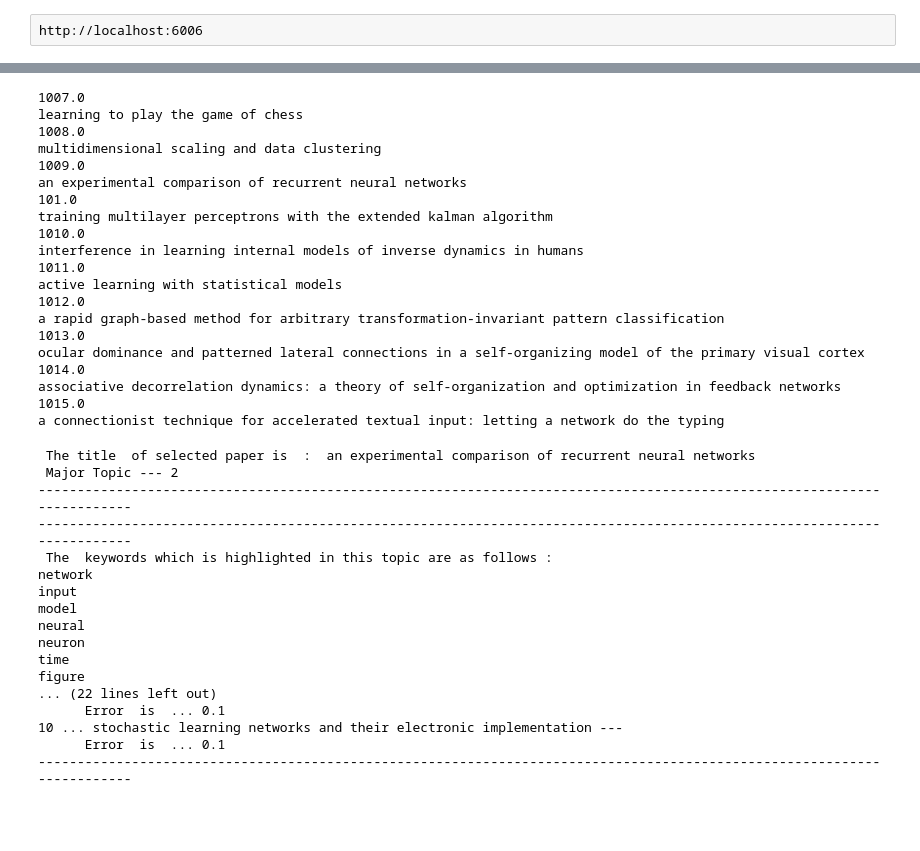
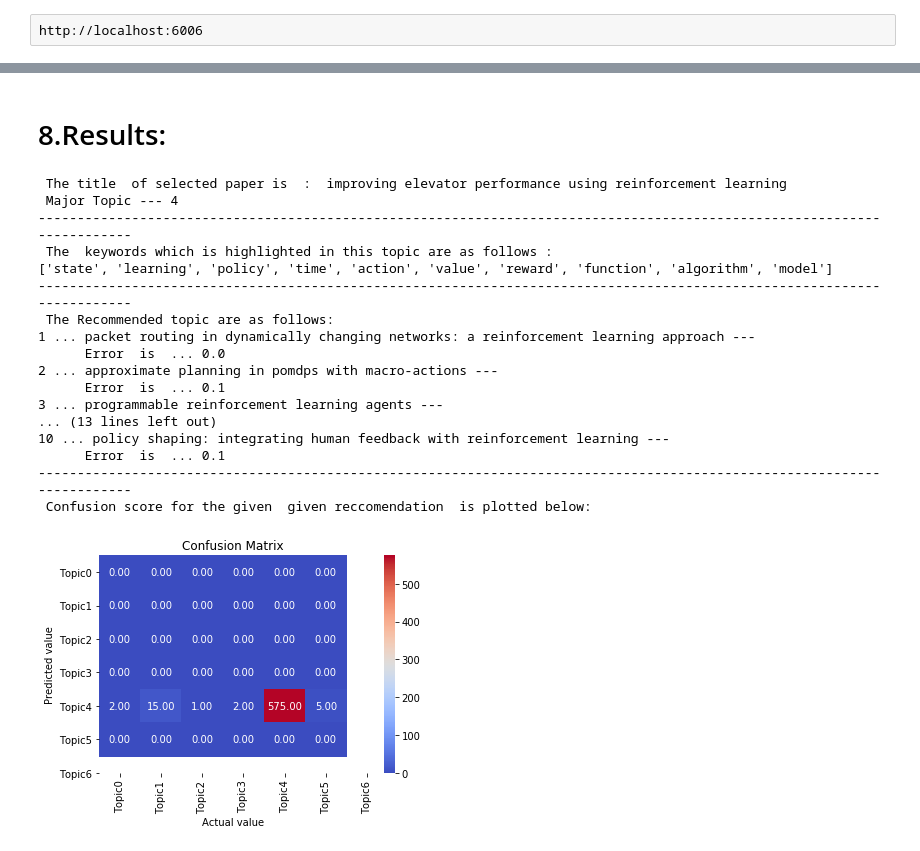
Before and after one commit to leapfrogtechnology/journal-recommendation, a Jupyter notebook: journal_reccomendation_2.ipynb, the cells around one changed output, grey strips where cells are left out. Cells and saved outputs as stored; diff of their text form; code cells hidden in the pictures; blank space fills up the shorter version.

Commit message:
confusion matrix

```diff
--- a/journal_reccomendation_2.ipynb
+++ b/journal_reccomendation_2.ipynb
@@ -188,3 +209,5 @@ lda_df['Major_topic'] =lda_df[columns].idxmax(axis=1).apply(lambda x: int(x[-1])
+# %%
+data_df.reset_index(inplace=True)
 # %%
 data_df.shape,lda_df.shape
 # %% [output]
@@ -192,5 +215,5 @@ data_df.shape,lda_df.shape
 # %%
-df_total =pd.concat(objs=(lda_df,data_df),axis=1)
+df_total =pd.concat(objs=(lda_df,data_df[['id','title']]),axis=1)
 # %%
 df_total.shape
 # %% [output]
@@ -277,72 +313,50 @@ def rmse_calculation(x,y):
 # %%
-def reccomendation(df,paper_id,col,keyword):
+def reccomendation(df,paper_id,col,no_doc):
     paper_1 = df[(df['id']==paper_id)]
     dominant_topic = int(paper_1['Major_topic'])
-    paper_2 = df[(df['Major_topic']== dominant_topic)]
+    keyword =paper_1['keyword']
+    paper_2 =df
     paper_2 = paper_2.drop(paper_1.index)
     x= paper_1[columns].values.tolist()
     y= paper_2[columns].values.tolist()
     error = np.round(rmse_calculation(x,y),2)
     paper_2['error'] = error
-    paper_2 = paper_2[['id','title','error']].sort_values('error').head(10)
+    paper_2 = paper_2[['id','title','error','Major_topic']].sort_values('error').head(no_doc)
     title = list(paper_2['title'])
     error = list(paper_2['error'])
-#     major_topic = list(paper_2['Major_topic'])
+    topic_actual =list(paper_2['Major_topic'])
+    topic_pred  = list([int(dominant_topic) for i in range(len(title))])
     print(" The title  of selected paper is  :  {}".format(list(paper_1.title)[0]))
     print(" Major Topic --- {}".format(dominant_topic))
     print("------------------------------------------------------------------------------------------------------------------------")
-    #print(" The abstract of the selected topic are as follows : ")
-    #print("\n",list(paper_1['abstract'])[0])
-    print("------------------------------------------------------------------------------------------------------------------------")
     print(" The  keywords which is highlighted in this topic are as follows : ")
-    [ print(keyword[dominant_topic][i]) for i in range(len(keyword[dominant_topic]))]
+    [print(i,) for i in paper_1['keyword']]
     print("------------------------------------------------------------------------------------------------------------------------")
     print(" The Recommended topic are as follows: ")
-    [print(i+1,"...",title[i],"---","\n","     Error  is ","...",error[i]) for i in range(len(title))]
-
+    [print(i+1,"...",title[i],"---","\n","     Error  is ","...",error[i]) for i in range(10)]
     print("------------------------------------------------------------------------------------------------------------------------")
+    print(" Confusion score for the given  given reccomendation  is plotted below:")
+    confusion_matrix_plot(topic_actual,topic_pred,col)
-# %%
-for i in range(10,20):
-    print(df_total.iloc[i]['id'])
-    print(df_total.iloc[i]['title'])
-# %% [output]
-1007.0
-learning to play the game of chess
-1008.0
-multidimensional scaling and data clustering
-1009.0
-an experimental comparison of recurrent neural networks
-101.0
-training multilayer perceptrons with the extended kalman algorithm
-1010.0
-interference in learning internal models of inverse dynamics in humans
-1011.0
-active learning with statistical models
-1012.0
-a rapid graph-based method for arbitrary transformation-invariant pattern classification
-1013.0
-ocular dominance and patterned lateral connections in a self-organizing model of the primary visual cortex
-1014.0
-associative decorrelation dynamics: a theory of self-organization and optimization in feedback networks
-1015.0
-a connectionist technique for accelerated textual input: letting a network do the typing
+# %% [markdown]
+# 8.Results:
 # %%
-reccomendation(df_total,1009,columns,topic_lda)
+reccomendation(df_total,1073,columns,600)
 # %% [output]
- The title  of selected paper is  :  an experimental comparison of recurrent neural networks
- Major Topic --- 2
-------------------------------------------------------------------------------------------------------------------------
+ The title  of selected paper is  :  improving elevator performance using reinforcement learning
+ Major Topic --- 4
 ------------------------------------------------------------------------------------------------------------------------
  The  keywords which is highlighted in this topic are as follows :
-network
-input
-model
-neural
-neuron
-time
-figure
-... (22 lines left out)
+['state', 'learning', 'policy', 'time', 'action', 'value', 'reward', 'function', 'algorithm', 'model']
+------------------------------------------------------------------------------------------------------------------------
+ The Recommended topic are as follows:
+1 ... packet routing in dynamically changing networks: a reinforcement learning approach ---
+      Error  is  ... 0.0
+2 ... approximate planning in pomdps with macro-actions ---
       Error  is  ... 0.1
-10 ... stochastic learning networks and their electronic implementation ---
+3 ... programmable reinforcement learning agents ---
+... (13 lines left out)
+10 ... policy shaping: integrating human feedback with reinforcement learning ---
       Error  is  ... 0.1
 ------------------------------------------------------------------------------------------------------------------------
+ Confusion score for the given  given reccomendation  is plotted below:
+[figure, added]
```
Also changed, not shown: parts of 19 cells of this notebook.
